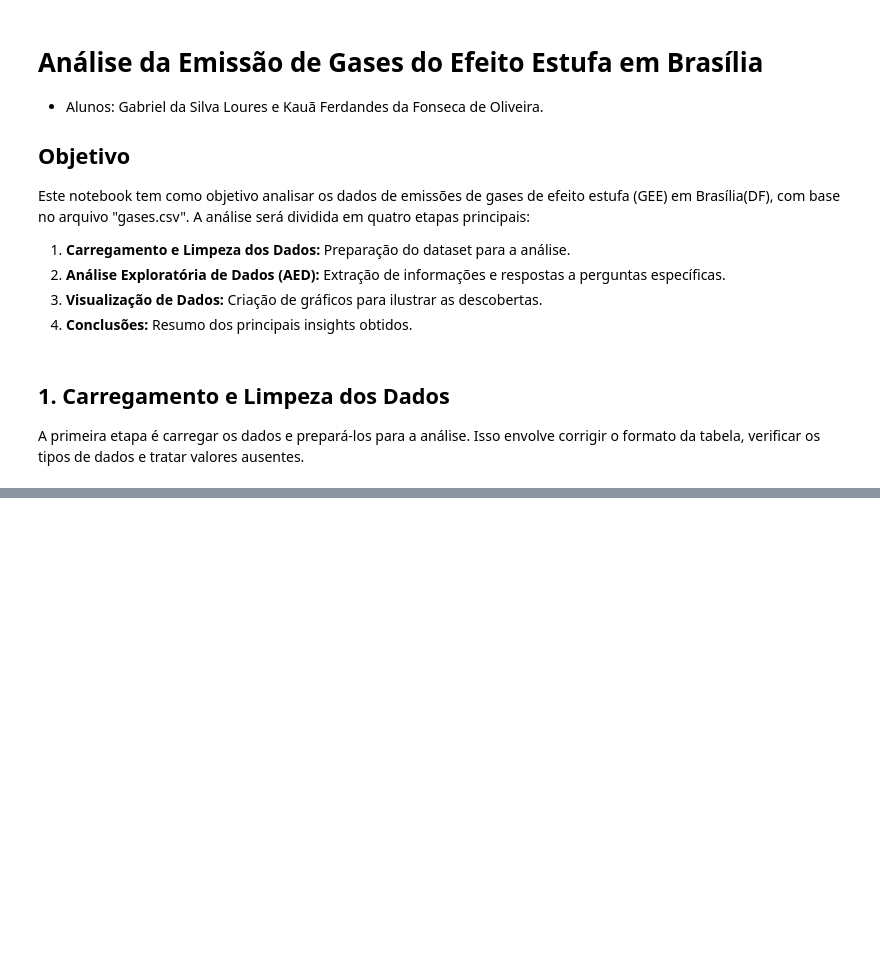
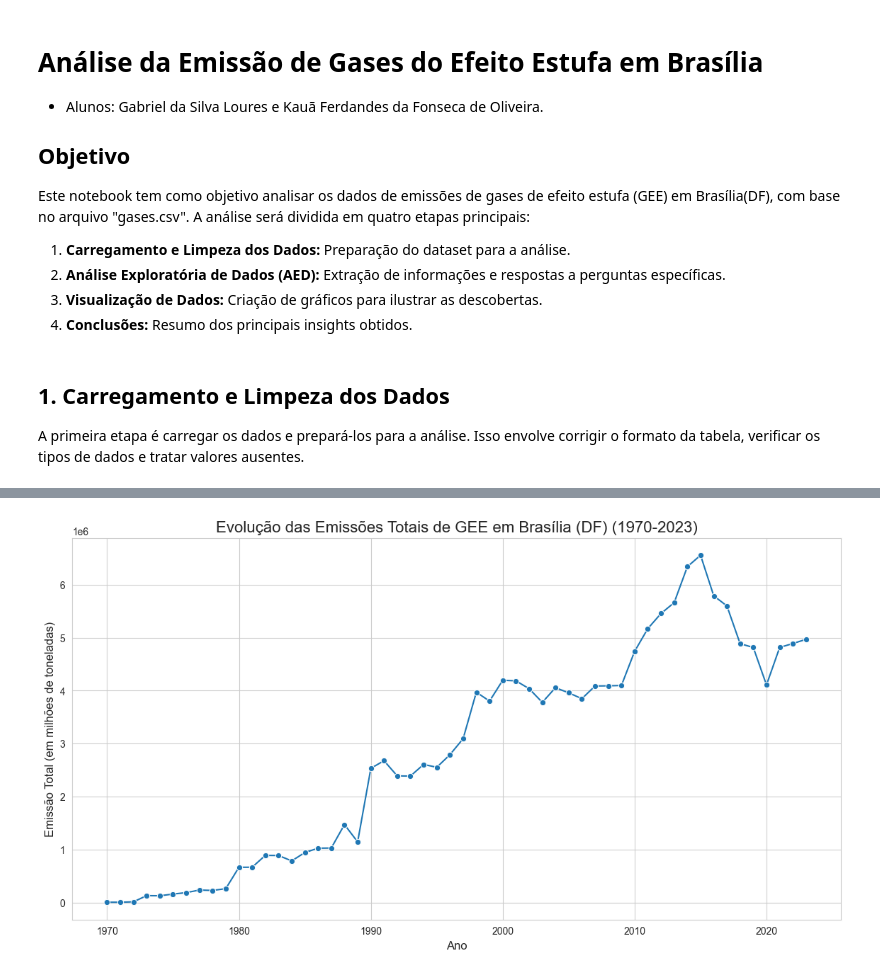
Before and after one commit to GabrielSLoures/GitModelagem, a Jupyter notebook: Aula Prática 3 - Gases.ipynb, the cells around one changed output, grey strips where cells are left out. Cells and saved outputs as stored; diff of their text form; code cells hidden in the pictures; blank space fills up the shorter version.

```diff
--- a/Aula Prática 3 - Gases.ipynb
+++ b/Aula Prática 3 - Gases.ipynb
@@ -102,0 +179,17 @@ memory usage: 8.3+ MB
+# %%
+if 'df' in locals() and not df.empty:
+    # 3.2. Gráfico de linha: evolução das emissões totais de Brasília (DF) ao longo dos anos
+    emissao_total_por_ano = df.groupby('Ano')['Emissao'].sum()
+
+    plt.figure(figsize=(14, 7))
+    sns.lineplot(
+        x=emissao_total_por_ano.index,
+        y=emissao_total_por_ano.values,
+        marker='o'
+    )
+    plt.title('Evolução das Emissões Totais de GEE em Brasília (DF) (1970-2023)', fontsize=16)
+    plt.xlabel('Ano', fontsize=12)
+    plt.ylabel('Emissão Total (em milhões de toneladas)', fontsize=12)
+    plt.show()
+# %% [output]
+[figure, added]
```
Also changed, not shown: parts of 7 cells of this notebook.
